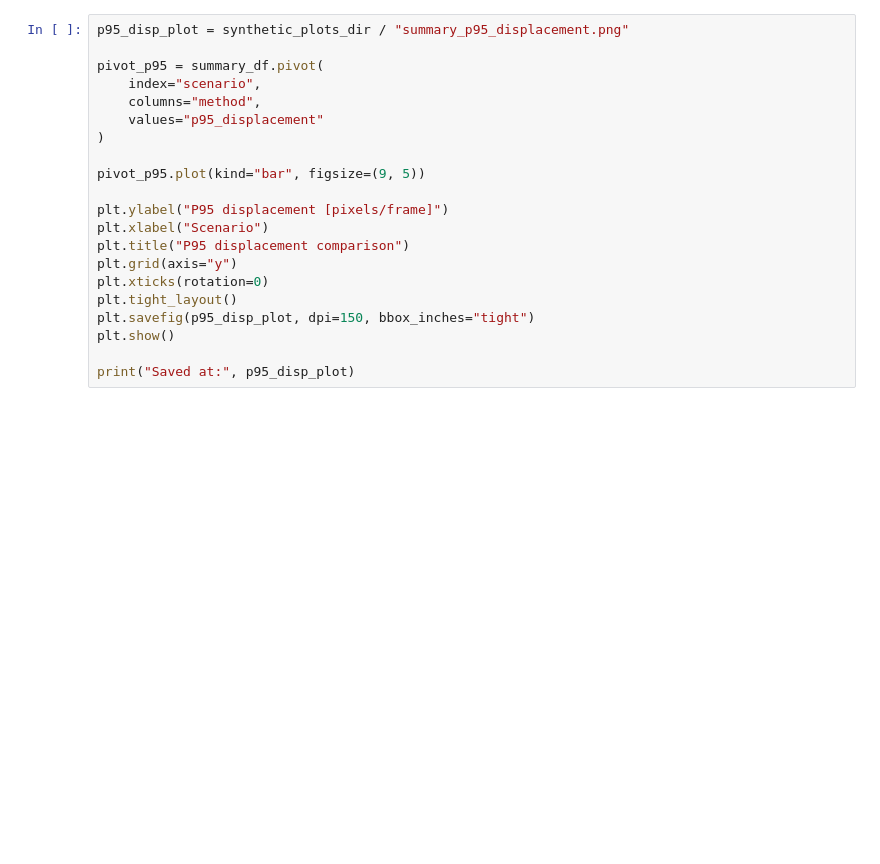
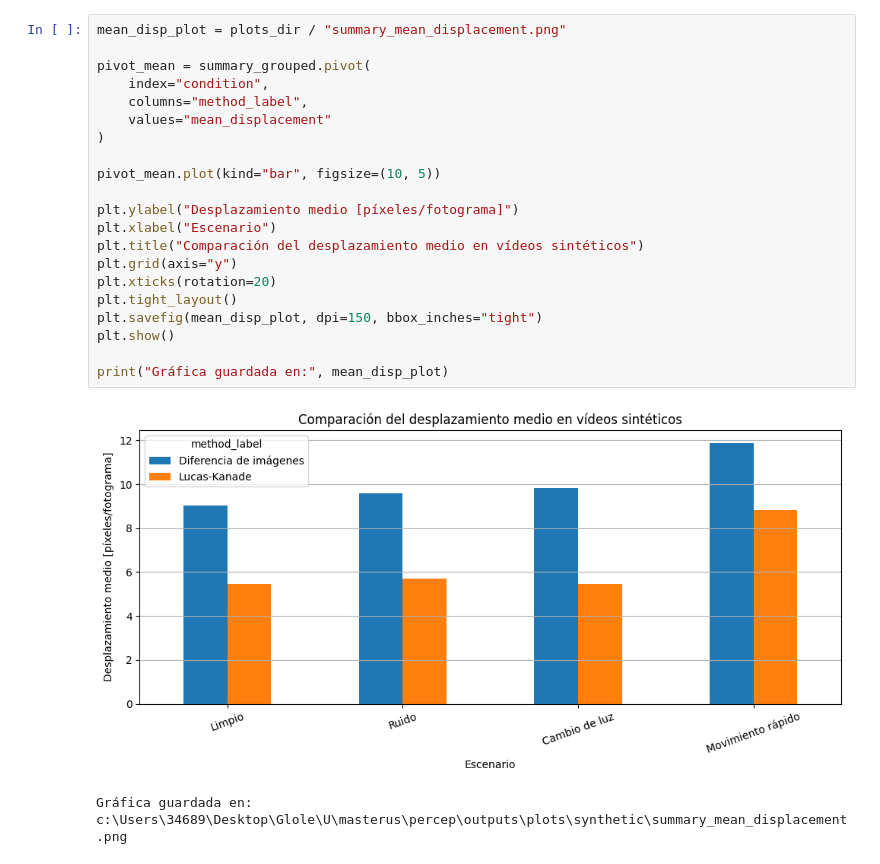
Before and after one commit to gloleon7/perception-motion-tracking-project, a Jupyter notebook: notebooks/04_analyze_synthetic_results.ipynb, the cells around one changed output. Drawn from its saved outputs; the diff is of its cells as text; blank space fills up the shorter version.

```diff
--- a/notebooks/04_analyze_synthetic_results.ipynb
+++ b/notebooks/04_analyze_synthetic_results.ipynb
@@ -89,22 +150,25 @@ NameError: name 'synthetic_plots_dir' is not defined
 # %%
-p95_disp_plot = synthetic_plots_dir / "summary_p95_displacement.png"
+mean_disp_plot = plots_dir / "summary_mean_displacement.png"
 
-pivot_p95 = summary_df.pivot(
-    index="scenario",
-    columns="method",
-    values="p95_displacement"
+pivot_mean = summary_grouped.pivot(
+    index="condition",
+    columns="method_label",
+    values="mean_displacement"
 )
 
-pivot_p95.plot(kind="bar", figsize=(9, 5))
+pivot_mean.plot(kind="bar", figsize=(10, 5))
 
-plt.ylabel("P95 displacement [pixels/frame]")
-plt.xlabel("Scenario")
-plt.title("P95 displacement comparison")
+plt.ylabel("Desplazamiento medio [píxeles/fotograma]")
+plt.xlabel("Escenario")
+plt.title("Comparación del desplazamiento medio en vídeos sintéticos")
 plt.grid(axis="y")
-plt.xticks(rotation=0)
+plt.xticks(rotation=20)
 plt.tight_layout()
-plt.savefig(p95_disp_plot, dpi=150, bbox_inches="tight")
+plt.savefig(mean_disp_plot, dpi=150, bbox_inches="tight")
 plt.show()
 
-print("Saved at:", p95_disp_plot)
+print("Gráfica guardada en:", mean_disp_plot)
+# %% [output]
+[figure, added]
+Gráfica guardada en: c:\Users\34689\Desktop\Glole\U\masterus\percep\outputs\plots\synthetic\summary_mean_displacement.png
 # %%
```
Also changed, not shown: parts of 11 cells of this notebook, 9 other files.
